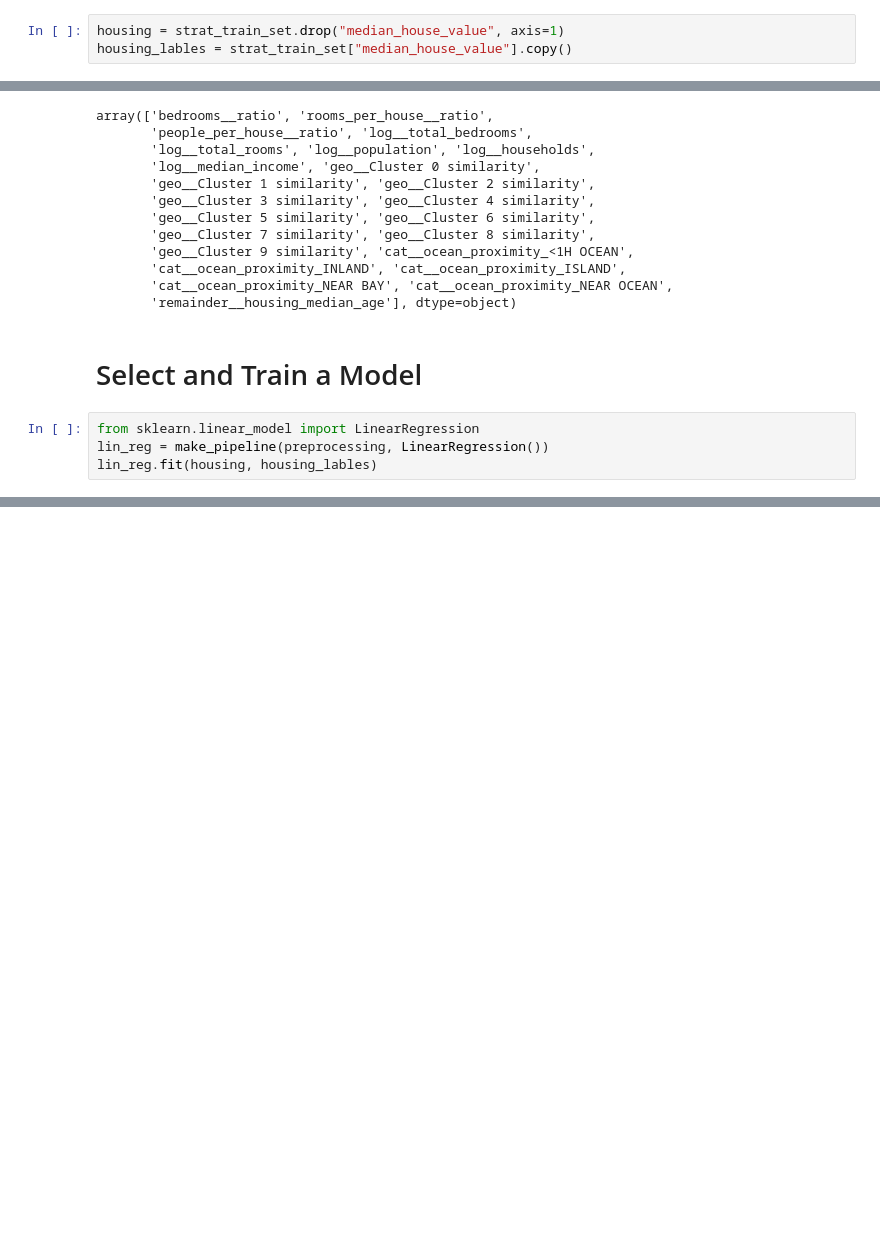
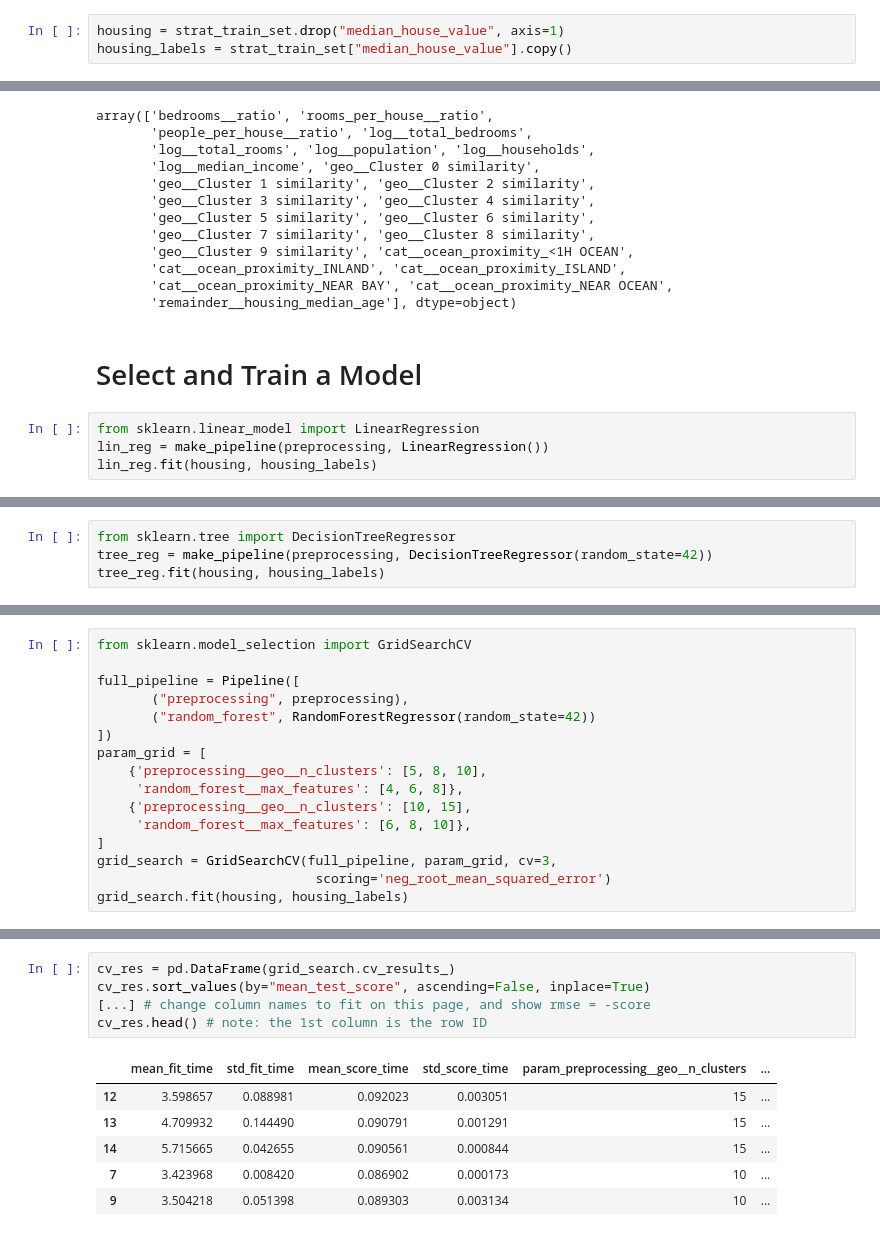
Before and after one commit to phroo02/Hands_on_machine_learning, a Jupyter notebook: src/main.ipynb, the cells around one changed output, grey strips where cells are left out. Cells and saved outputs as stored; diff of their text form; blank space fills up the shorter version.

```diff
--- a/src/main.ipynb
+++ b/src/main.ipynb
@@ -332,7 +332,7 @@ Name: median_house_value, dtype: float64
 ## prepareing data
 # %%
 housing = strat_train_set.drop("median_house_value", axis=1)
-housing_lables = strat_train_set["median_house_value"].copy()
+housing_labels = strat_train_set["median_house_value"].copy()
 # %%
 from sklearn.impute import SimpleImputer
 imputer = SimpleImputer(strategy="median")
@@ -605,7 +605,7 @@ array(['bedrooms__ratio', 'rooms_per_house__ratio',
 # %%
 from sklearn.linear_model import LinearRegression
 lin_reg = make_pipeline(preprocessing, LinearRegression())
-lin_reg.fit(housing, housing_lables)
+lin_reg.fit(housing, housing_labels)
 # %% [output]
 Pipeline(steps=[('columntransformer',
                  ColumnTransformer(remainder=Pipeline(steps=[('simpleimputer',
@@ -626,0 +647,4 @@ Pipeline(steps=[('columntransformer',
+# %%
+from sklearn.tree import DecisionTreeRegressor
+tree_reg = make_pipeline(preprocessing, DecisionTreeRegressor(random_state=42))
+tree_reg.fit(housing, housing_labels)
@@ -626,0 +711,16 @@ Pipeline(steps=[('columntransformer',
+# %%
+from sklearn.model_selection import GridSearchCV
+
+full_pipeline = Pipeline([
+       ("preprocessing", preprocessing),
+       ("random_forest", RandomForestRegressor(random_state=42))
+])
+param_grid = [
+    {'preprocessing__geo__n_clusters': [5, 8, 10],
+     'random_forest__max_features': [4, 6, 8]},
+    {'preprocessing__geo__n_clusters': [10, 15],
+     'random_forest__max_features': [6, 8, 10]},
+]
+grid_search = GridSearchCV(full_pipeline, param_grid, cv=3,
+                            scoring='neg_root_mean_squared_error')
+grid_search.fit(housing, housing_labels)
@@ -626,0 +775,12 @@ Pipeline(steps=[('columntransformer',
+# %%
+cv_res = pd.DataFrame(grid_search.cv_results_)
+cv_res.sort_values(by="mean_test_score", ascending=False, inplace=True)
+[...] # change column names to fit on this page, and show rmse = -score
+cv_res.head() # note: the 1st column is the row ID
+# %% [output]
+|  | mean_fit_time | std_fit_time | mean_score_time | std_score_time | param_preprocessing__geo__n_clusters | ... |
+| 12 | 3.598657 | 0.088981 | 0.092023 | 0.003051 | 15 | ... |
+| 13 | 4.709932 | 0.144490 | 0.090791 | 0.001291 | 15 | ... |
+| 14 | 5.715665 | 0.042655 | 0.090561 | 0.000844 | 15 | ... |
+| 7 | 3.423968 | 0.008420 | 0.086902 | 0.000173 | 10 | ... |
+| 9 | 3.504218 | 0.051398 | 0.089303 | 0.003134 | 10 | ... |
```
Also changed, not shown: parts of 16 cells of this notebook.
